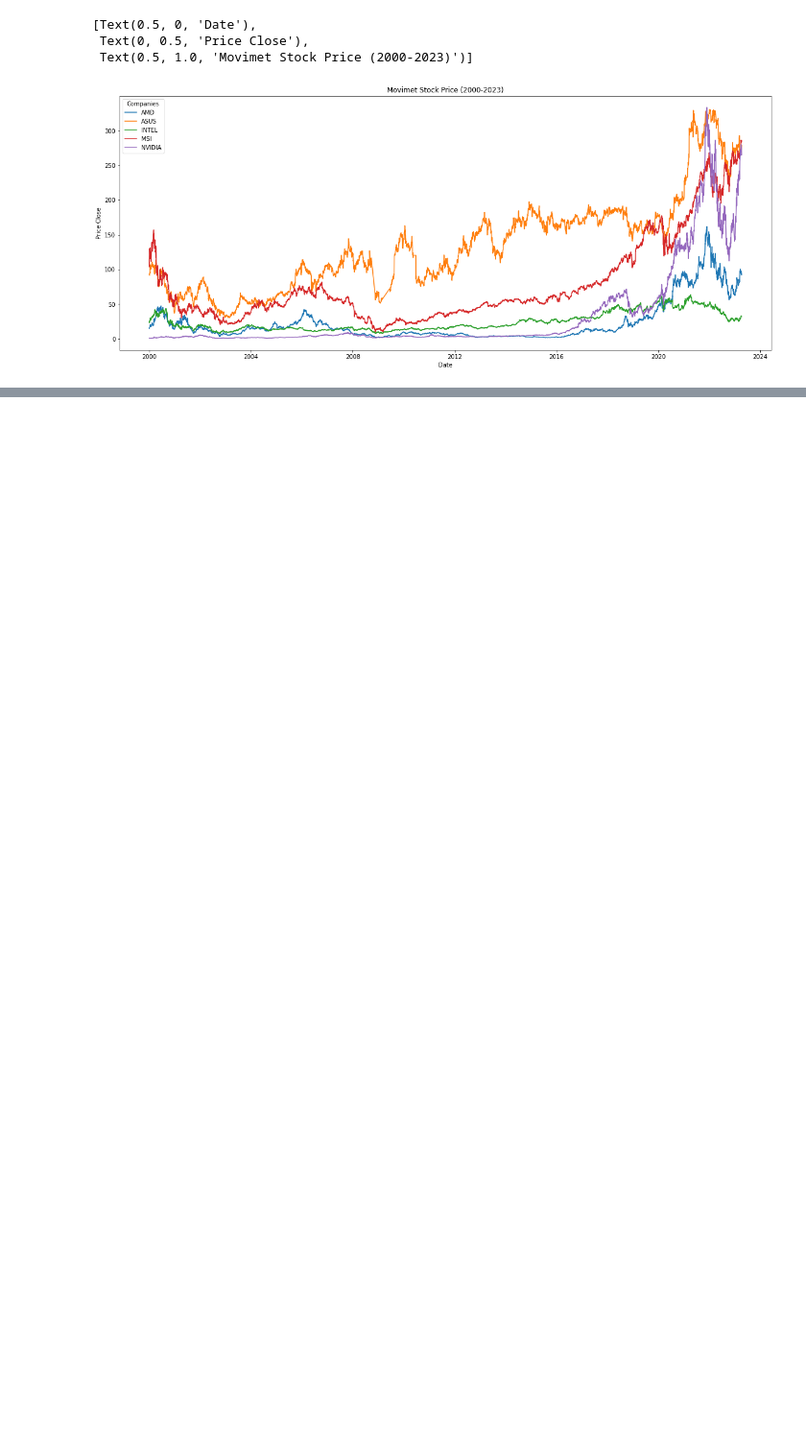
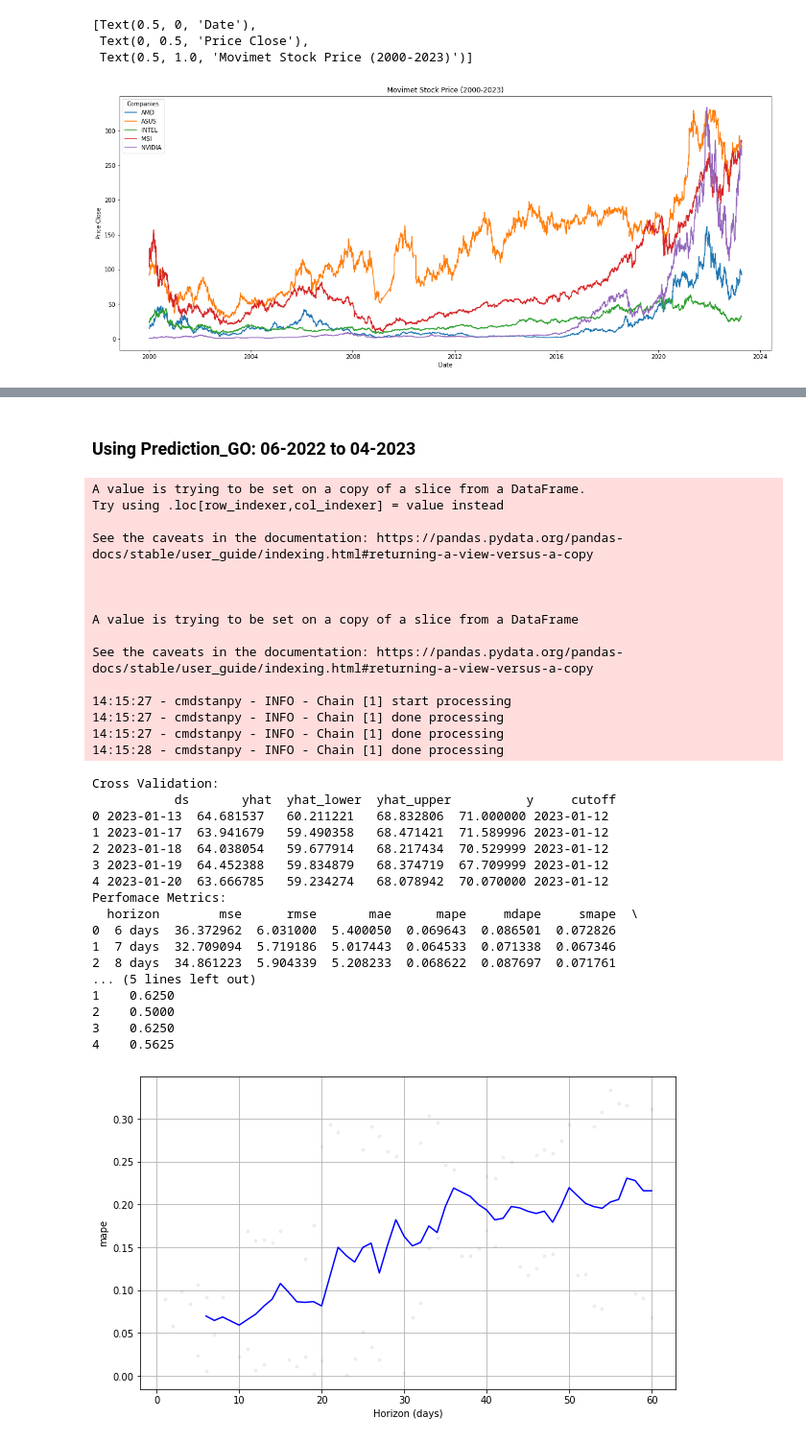
Before and after one commit to jeanmatheuss/GPU-stocks-price, a Jupyter notebook: gpu-prices.ipynb, the cells around one changed output, grey strips where cells are left out. Shown at 96% size. Saved outputs shown, nothing was run; the diff lists cells and outputs as text; code cells hidden in the pictures; blank space fills up the shorter version.

```diff
--- a/gpu-prices.ipynb
+++ b/gpu-prices.ipynb
@@ -200,7 +305,3 @@ def prediction(df, days: int):
 
 
     return plt.show()
-# %%
-data = filter_df(amd, '2022-01-01', '2023-04-27')
-
-prediction(data, 30)
@@ -253,6 +308,6 @@ Name: Adj Close, dtype: float64
 # %%
-# prediction with px
-def prediction_go(df, days: int):
+# Função prediction com outro gráfico
+def prediction_go(df, days: int, dataset_name: str):
     data = df[["Date", "Adj Close"]]
     data.ta.ema(close='Adj Close', length=21, append=True)
     data.dropna(inplace=True)
@@ -288,8 +343,20 @@ def prediction_go(df, days: int):
     fig.add_trace(go.Scatter(x=predict['ds'], y=predict['yhat'], name='Predicted Value'))
     fig.add_trace(go.Scatter(x=predict['ds'], y=predict['yhat_upper'], name='Predicted Value UP'))
     fig.add_trace(go.Scatter(x=predict['ds'], y=predict['yhat_lower'], name='Predicted Value LOWER'))
-    fig.update_layout(title='Real vs Predicted Value of the Stock',
+    fig.update_layout(title=f'Real vs Predicted Value of the Stock {dataset_name}',
                    xaxis_title='Date',
                    yaxis_title='Price')
 
+    # Cross Validation
+    df_cv = cross_validation(model, initial='180 days', period='30 days', horizon = '60 days')
+
+    df_p = performance_metrics(df_cv)
+
+    print(f'Cross Validation:\n', df_cv.head())
+
+    print(f'Perfomace Metrics:\n{df_p.head()}')
+
+
+    fig1 = plot_cross_validation_metric(df_cv, metric='mape')
+
     return fig.show()
@@ -313,0 +485,39 @@ See the caveats in the documentation: https://pandas.pydata.org/pandas-docs/stab
+# %% [markdown]
+### Using Prediction_GO: 06-2022 to 04-2023
+# %%
+# prediction  amd 30 dias a seguir
+prediction_go(data_amd, 30, 'AMD')
+# %% [output]
+A value is trying to be set on a copy of a slice from a DataFrame.
+Try using .loc[row_indexer,col_indexer] = value instead
+
+See the caveats in the documentation: https://pandas.pydata.org/pandas-docs/stable/user_guide/indexing.html#returning-a-view-versus-a-copy
+
+
+
+A value is trying to be set on a copy of a slice from a DataFrame
+
+See the caveats in the documentation: https://pandas.pydata.org/pandas-docs/stable/user_guide/indexing.html#returning-a-view-versus-a-copy
+
+14:15:27 - cmdstanpy - INFO - Chain [1] start processing
+14:15:27 - cmdstanpy - INFO - Chain [1] done processing
+14:15:27 - cmdstanpy - INFO - Chain [1] done processing
+14:15:28 - cmdstanpy - INFO - Chain [1] done processing
+Cross Validation:
+           ds       yhat  yhat_lower  yhat_upper          y     cutoff
+0 2023-01-13  64.681537   60.211221   68.832806  71.000000 2023-01-12
+1 2023-01-17  63.941679   59.490358   68.471421  71.589996 2023-01-12
+2 2023-01-18  64.038054   59.677914   68.217434  70.529999 2023-01-12
+3 2023-01-19  64.452388   59.834879   68.374719  67.709999 2023-01-12
+4 2023-01-20  63.666785   59.234274   68.078942  70.070000 2023-01-12
+Perfomace Metrics:
+  horizon        mse      rmse       mae      mape     mdape     smape  \
+0  6 days  36.372962  6.031000  5.400050  0.069643  0.086501  0.072826
+1  7 days  32.709094  5.719186  5.017443  0.064533  0.071338  0.067346
+2  8 days  34.861223  5.904339  5.208233  0.068622  0.087697  0.071761
+... (5 lines left out)
+1    0.6250
+2    0.5000
+3    0.6250
+4    0.5625
+[figure, added]
```
Also changed, not shown: parts of 28 cells of this notebook.
